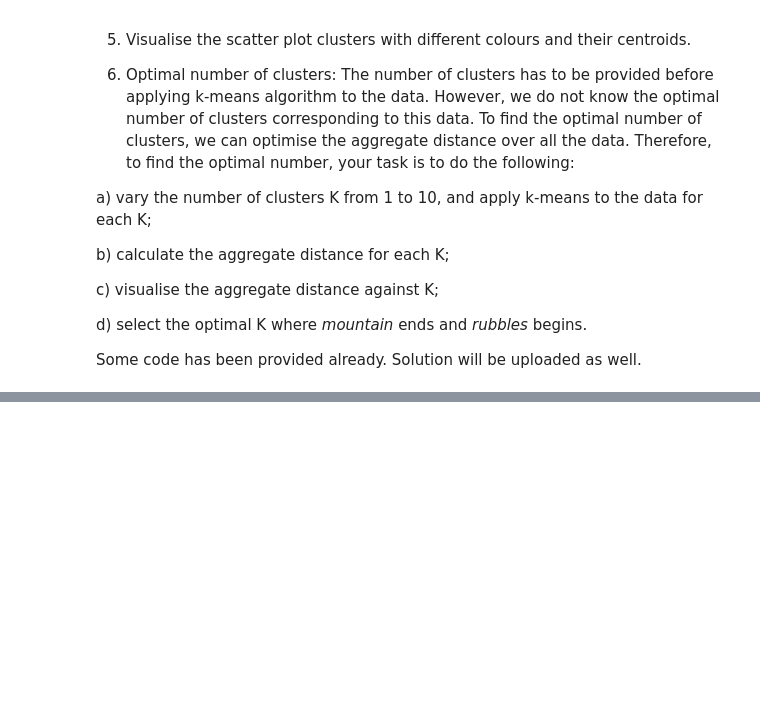
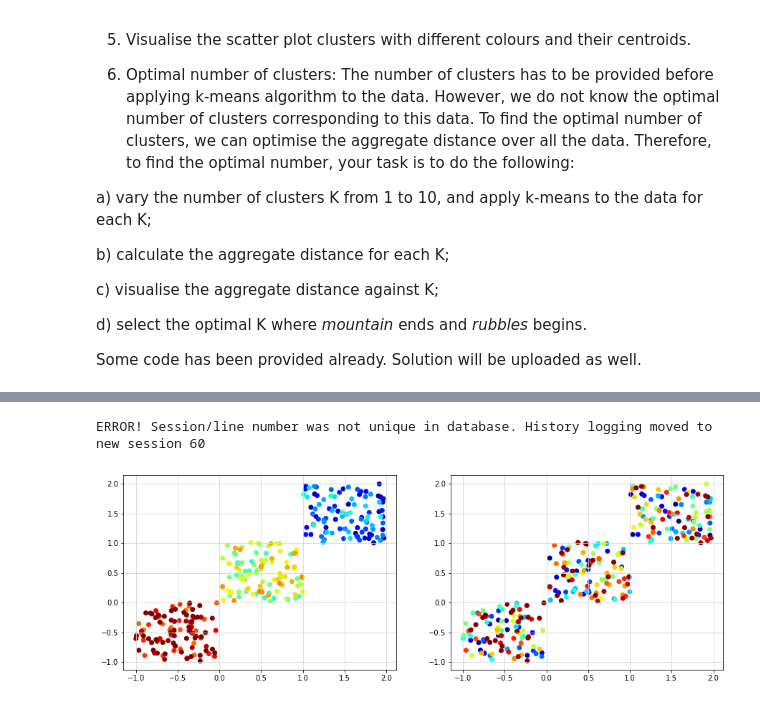
Before and after one commit to animaviridis/dmv-practicals, a Jupyter notebook: colab/p12/K-means - exercise.ipynb, the cells around one changed output, grey strips where cells are left out. Saved outputs shown, nothing was run; the diff lists cells and outputs as text; code cells hidden in the pictures; blank space fills up the shorter version.

Commit message:
[p2] Loading and plotting the data

```diff
--- a/colab/p12/K-means - exercise.ipynb
+++ b/colab/p12/K-means - exercise.ipynb
@@ -44,7 +47,12 @@ from sklearn.cluster import KMeans
 # %%
 def get_data():
-# complete - load the data
-# complete - shuffle data rows
+    # complete - load the data
+    data = pd.read_csv(io.StringIO(files.upload()['kmeans.csv'].decode('utf-8')))
+
+    # complete - shuffle data rows
     return data
+
+def shuffle_data(data):
+    return data.sample(frac=1).reset_index(drop=True)
 # %%
 data = get_data()
@@ -53,3 +69,12 @@ data = get_data()
+# %%
+fig, axes = plt.subplots(1, 2, figsize=(15,5))
+for i, dat in enumerate([data, shuffle_data(data)]):
+    axes[i].scatter(dat.iloc[:, 0], dat.iloc[:, 1], color=plt.cm.jet(data.index))
+    axes[i].grid(color='lightgrey')
+plt.show()
+# %% [output]
+ERROR! Session/line number was not unique in database. History logging moved to new session 60
+[figure, added]
 # %%
 def kmeans_clustering(data, K):
 # complete - define the model
```
Also changed, not shown: parts of 2 cells of this notebook.
